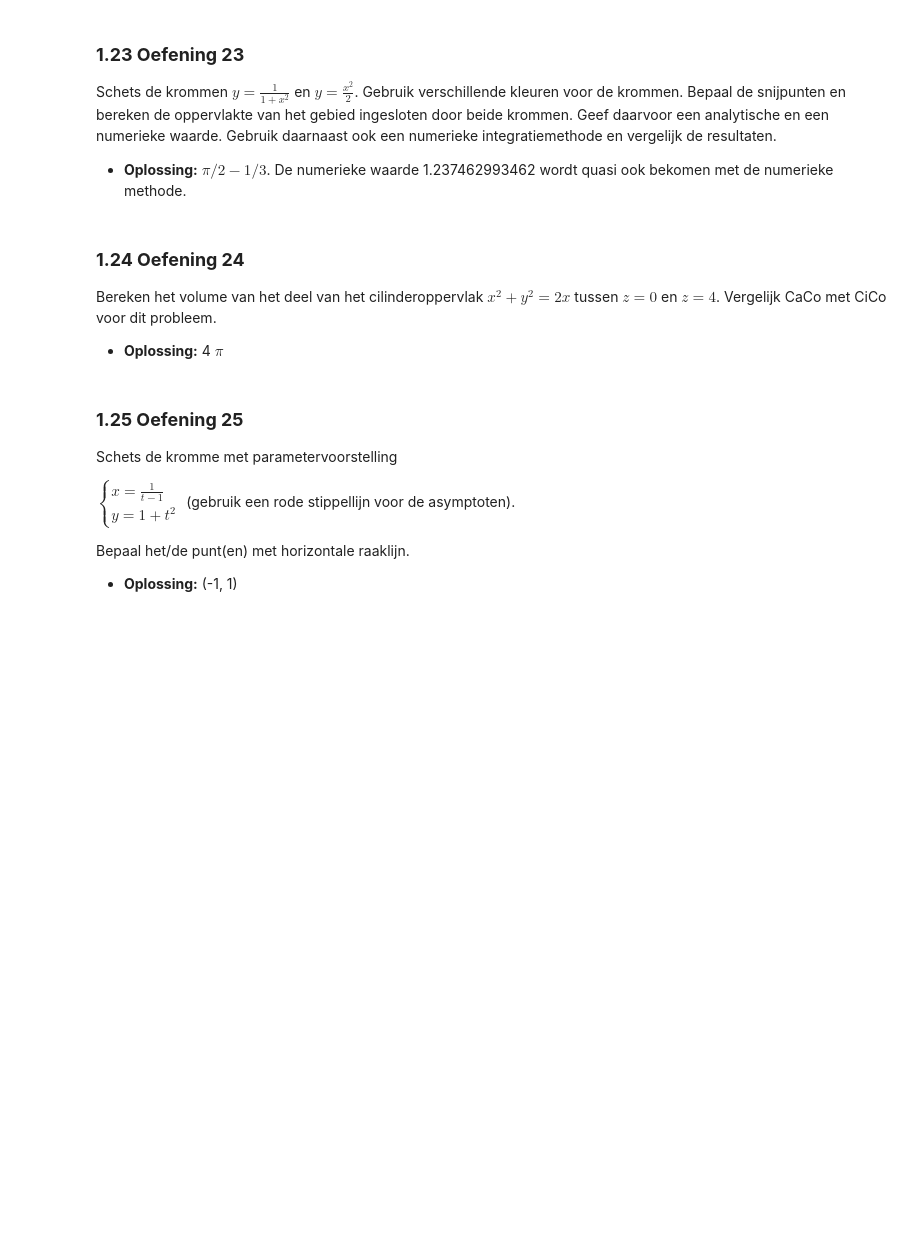
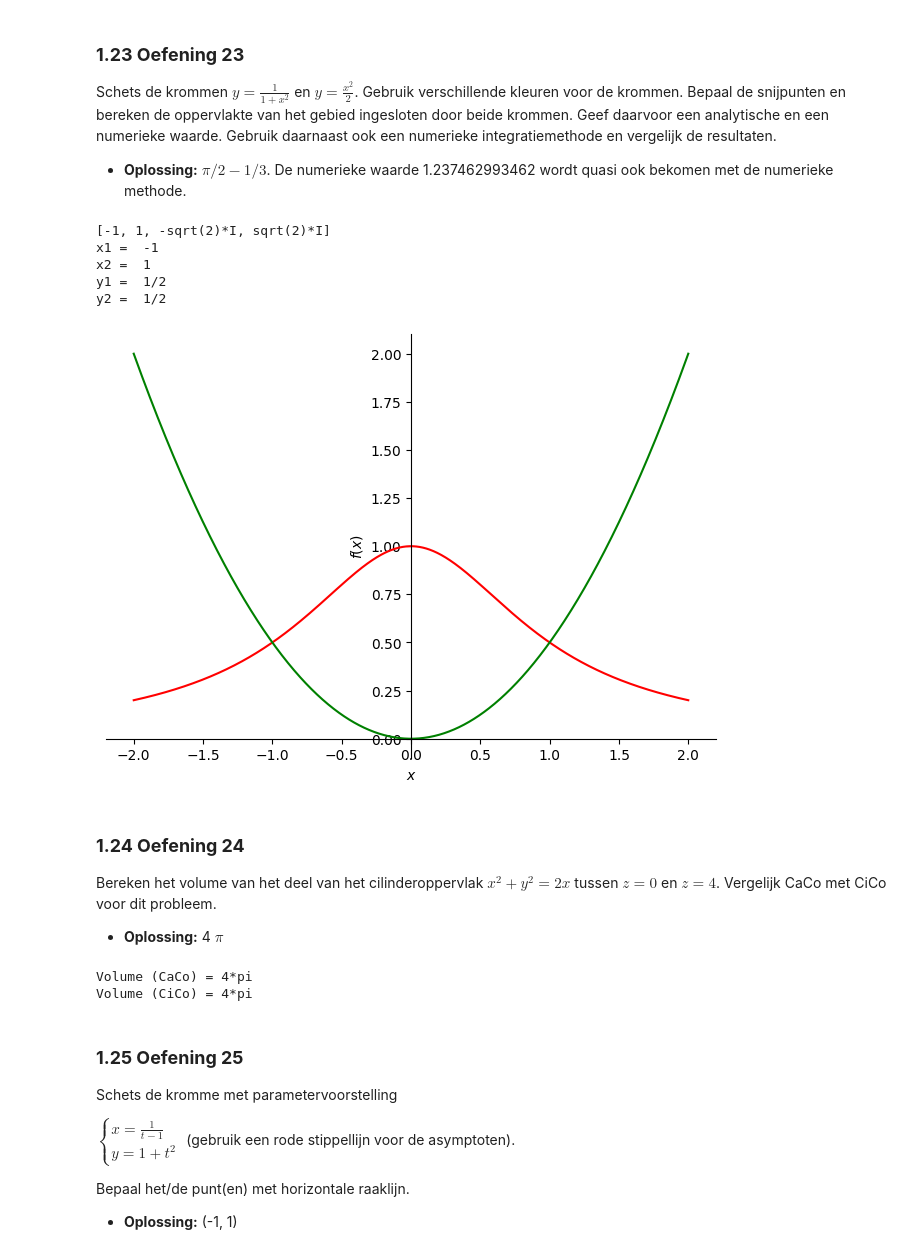
Before and after one commit to taliaXvdb/statistiekPython, a Jupyter notebook: alleOef.ipynb, the cells around one changed output. Cells and saved outputs as stored; diff of their text form; code cells hidden in the pictures; blank space fills up the shorter version.

```diff
--- a/alleOef.ipynb
+++ b/alleOef.ipynb
@@ -106,11 +450,58 @@ Bereken de oppervlakte van het gebied begrensd door $y=6~x-x^{2}$ en $y=x^{2}-2x
 Schets de krommen $y=\frac{1}{1+x^{2}}$ en $y=\frac{x^{2}}{2}$. Gebruik verschillende kleuren voor de krommen.
 Bepaal de snijpunten en bereken de oppervlakte van het gebied ingesloten door beide krommen. Geef daarvoor een analytische en een numerieke waarde. Gebruik daarnaast ook een numerieke integratiemethode en vergelijk de resultaten.
 * **Oplossing:** $\pi/2-1/3$. De numerieke waarde 1.237462993462 wordt quasi ook bekomen met de numerieke methode.
+# %%
+from sympy.plotting import plot
+x = sp.symbols("x")
+f1 = 1/(1+x**2)
+f2 = (x**2)/2
+vgl = sp.Eq(f1-f2,0)
+xsnijpunt = sp.solve(vgl,x)
+print(xsnijpunt)
+
+x1=xsnijpunt[0]
+print("x1 = ",x1)
+x2=xsnijpunt[1]
+print("x2 = ",x2)
+y1=f1.subs(x,x1)
+print("y1 = ",y1)
+y2=f1.subs(x,x2)
+print("y2 = ",y2)
+
+plotf=plot(f1,(x,-2,2), show=False,line_color="r")
+plotg=plot(f2,(x,-2,2), show=False,line_color="g")
+plotf.extend(plotg)
+plotf.show()
+# %% [output]
+[-1, 1, -sqrt(2)*I, sqrt(2)*I]
+x1 =  -1
+x2 =  1
+y1 =  1/2
+y2 =  1/2
+[figure, added]
 # %% [markdown]
 ### **1.24 Oefening 24**
 Bereken het volume van het deel van het cilinderoppervlak $x^{2}+y^{2}=2x$ tussen $z=0$ en $z=4$.
 Vergelijk CaCo met CiCo voor dit probleem.
 * **Oplossing:** 4 $\pi$
+# %%
+x, y, z = sp.symbols('x y z', real=True)
+r, theta = sp.symbols('r theta', real=True)
+
+int_z = sp.integrate(1, (z, 0, 4))
+int_y = sp.integrate(int_z, (y, -sp.sqrt(2*x - x**2), sp.sqrt(2*x - x**2)))
+vol_caco = sp.integrate(int_y, (x, 0, 2))
+
+print(f"Volume (CaCo) = {vol_caco}")
+
+int_z_cico = sp.integrate(r, (z, 0, 4))
+int_r_cico = sp.integrate(int_z_cico, (r, 0, 2*sp.cos(theta)))
+vol_cico = sp.integrate(int_r_cico, (theta, -sp.pi/2, sp.pi/2))
+
+print(f"Volume (CiCo) = {vol_cico}")
+# %% [output]
+Volume (CaCo) = 4*pi
+Volume (CiCo) = 4*pi
 # %% [markdown]
 ### **1.25 Oefening 25**
 Schets de kromme met parametervoorstelling
```
Also changed, not shown: parts of 37 cells of this notebook, 1 other file.
